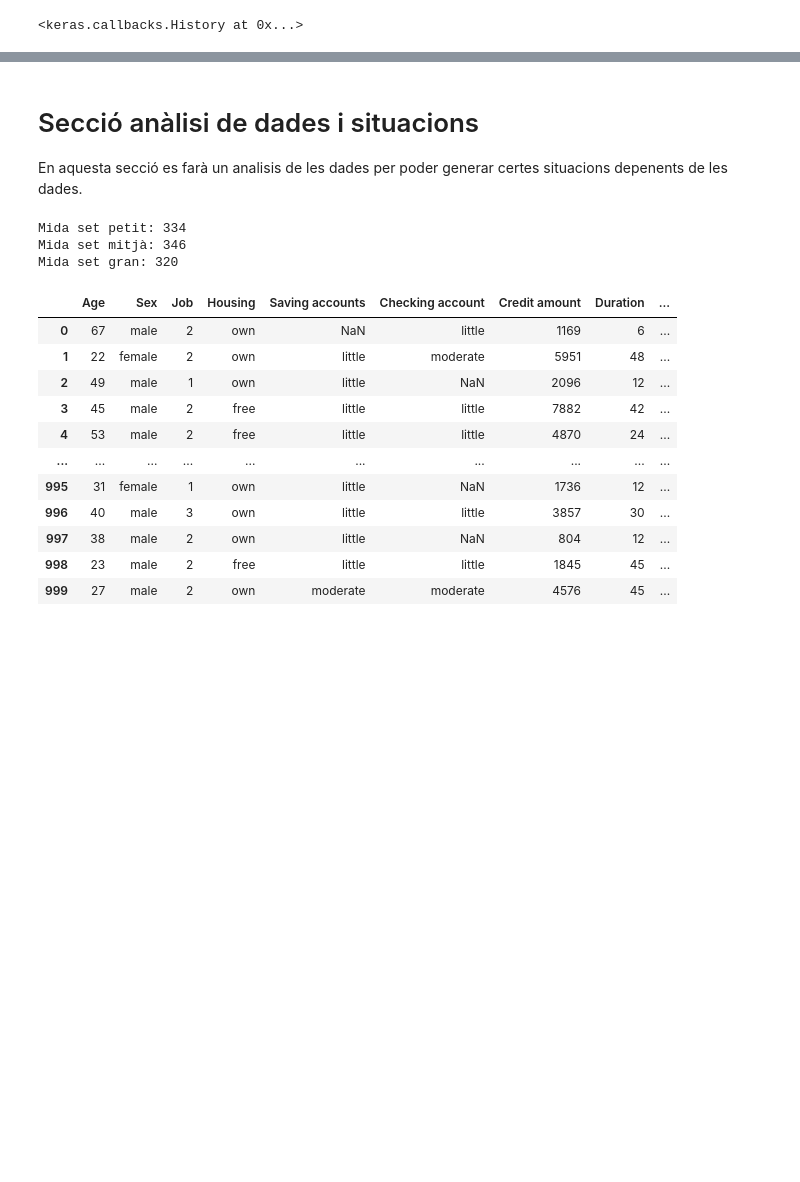
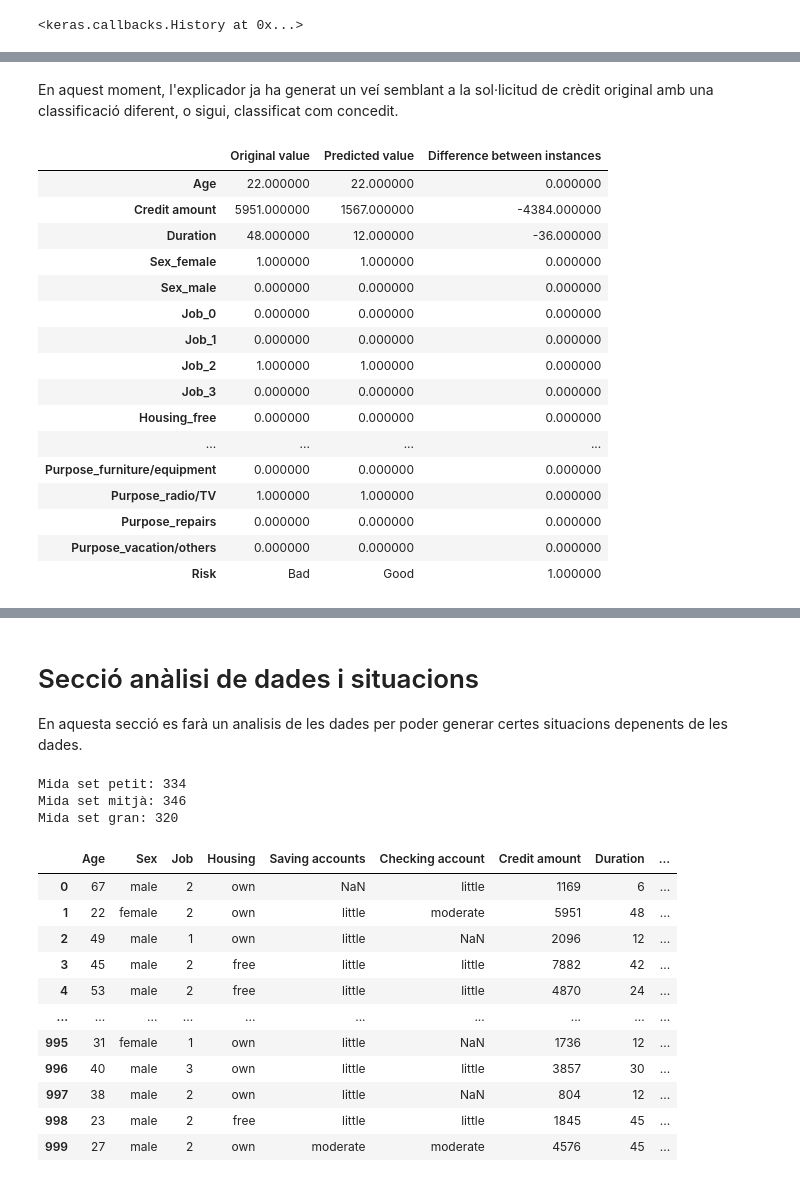
Before and after one commit to Gerard01mm/TFGAvaluacioDeContrafactuals, a Jupyter notebook: Aix360Version.ipynb, the cells around one changed output, grey strips where cells are left out. Saved outputs shown, nothing was run; the diff lists cells and outputs as text; code cells hidden in the pictures; blank space fills up the shorter version.

```diff
--- a/Aix360Version.ipynb
+++ b/Aix360Version.ipynb
@@ -161,8 +148,6 @@ Name: Risk, dtype: int64
 # %%
 # Creem el explicador i l'entrenem per a que pugui generar l'explicacions (si no s'entrena, retorna error la funció de explain_instance)
-explainer = NearestNeighborContrastiveExplainer(model=model.predict,
-                                                        embedding_dim=4,
-                                                        neighbors=3)
-explainer.fit(X,epochs=100, batch_size=1000)
+explainer = NearestNeighborContrastiveExplainer(model=model.predict, n_classes=2, neighbors=10)
+explainer.fit(X, epochs=50, batch_size=100)
 # %% [output]
 <keras.callbacks.History at 0x...>
@@ -189,0 +156,11 @@ nearest_benign_constrastive = explainer.explain_instance(option, neighbors=3)
+# %%
+negatives_cases = data_copy.loc[data_copy.Risk == 0] # Cerquem aquells casos negatius
+
+# Index de la instància a provar
+index = 0
+
+# Preparem la instància negativa
+ins = negatives_cases.iloc[index: index + 1]
+ins = ins.drop("Risk", axis=1)
+
+nearest_benign_constrastive = explainer.explain_instance(ins)
@@ -189,0 +186,56 @@ nearest_benign_constrastive = explainer.explain_instance(option, neighbors=3)
+# %% [markdown]
+En aquest moment, l'explicador ja ha generat un veí semblant a la sol·licitud de crèdit original amb una classificació diferent, o sigui, classificat com concedit.
+# %%
+original_value = ins.copy() # X
+original_value['Risk'] = 0.0
+
+for i in original_value.columns:
+    original_value[i] = rescale(original_value[i].values, i)
+
+predicted_value = np.array(nearest_benign_constrastive[0]["neighbors"][3])
+predicted_value_with_risk = np.append(predicted_value,
+                                      model.predict(predicted_value.reshape(1, predicted_value.shape[0])))
+
+predicted_value_with_risk = rescale_prediction(predicted_value_with_risk, original_value.columns)
+predicted_value_with_risk = predicted_value_with_risk.reshape(1, predicted_value_with_risk.shape[0])
+
+delta = predicted_value_with_risk - original_value
+X3 = np.vstack((original_value, predicted_value_with_risk, delta))
+dfre = pd.DataFrame.from_records(X3)
+dfre.columns = original_value.columns
+
+dfre.rename(index={0: 'Original value', 1: 'Predicted value', 2: "Difference between instances"}, inplace=True)
+
+for i in range(len(dfre['Risk']) - 1):
+    if dfre["Risk"][i] == 0:
+        dfre["Risk"][i] = "Bad"
+    else:
+        dfre["Risk"][i] = "Good"
+
+dfret = dfre.transpose()
+
+def highlight_ce(s, col, ncols):
+    if (type(s[col]) != str):
+        if (s[col] != 0):
+            return(["background-color: yellow"] * ncols)
+    return (["background-color: white"] * ncols)
+
+dfret.style.apply(highlight_ce, col="Difference between instances", ncols=3, axis=1)
+# %% [output]
+|  | Original value | Predicted value | Difference between instances |
+| Age | 22.000000 | 22.000000 | 0.000000 |
+| Credit amount | 5951.000000 | 1567.000000 | -4384.000000 |
+| Duration | 48.000000 | 12.000000 | -36.000000 |
+| Sex_female | 1.000000 | 1.000000 | 0.000000 |
+| Sex_male | 0.000000 | 0.000000 | 0.000000 |
+| Job_0 | 0.000000 | 0.000000 | 0.000000 |
+| Job_1 | 0.000000 | 0.000000 | 0.000000 |
+| Job_2 | 1.000000 | 1.000000 | 0.000000 |
+| Job_3 | 0.000000 | 0.000000 | 0.000000 |
+| Housing_free | 0.000000 | 0.000000 | 0.000000 |
+| ... | ... | ... | ... |
+| Purpose_furniture/equipment | 0.000000 | 0.000000 | 0.000000 |
+| Purpose_radio/TV | 1.000000 | 1.000000 | 0.000000 |
+| Purpose_repairs | 0.000000 | 0.000000 | 0.000000 |
+| Purpose_vacation/others | 0.000000 | 0.000000 | 0.000000 |
+| Risk | Bad | Good | 1.000000 |
```
Also changed, not shown: parts of 26 cells of this notebook.
